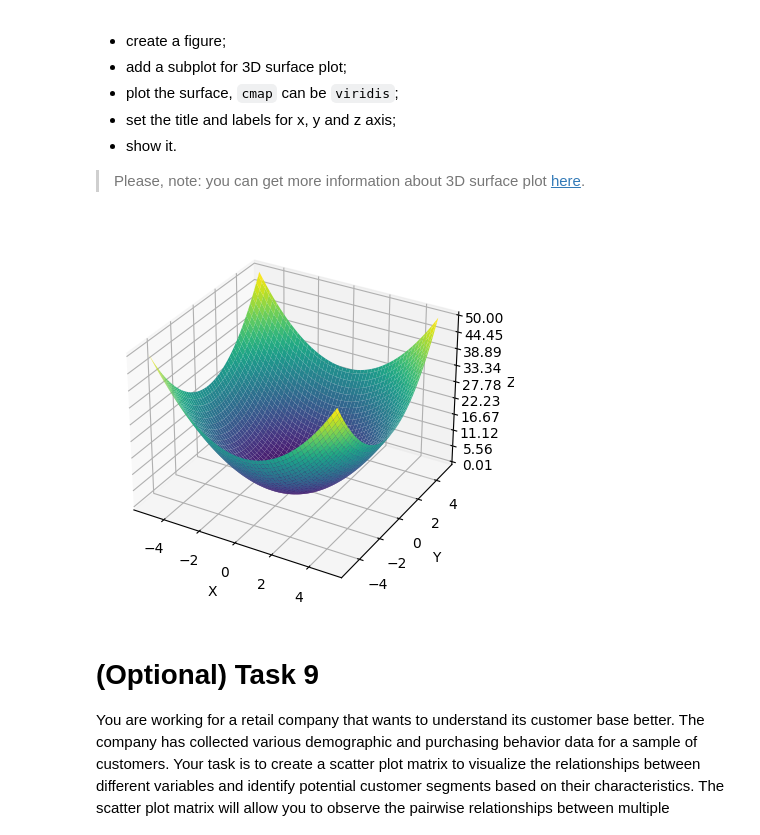
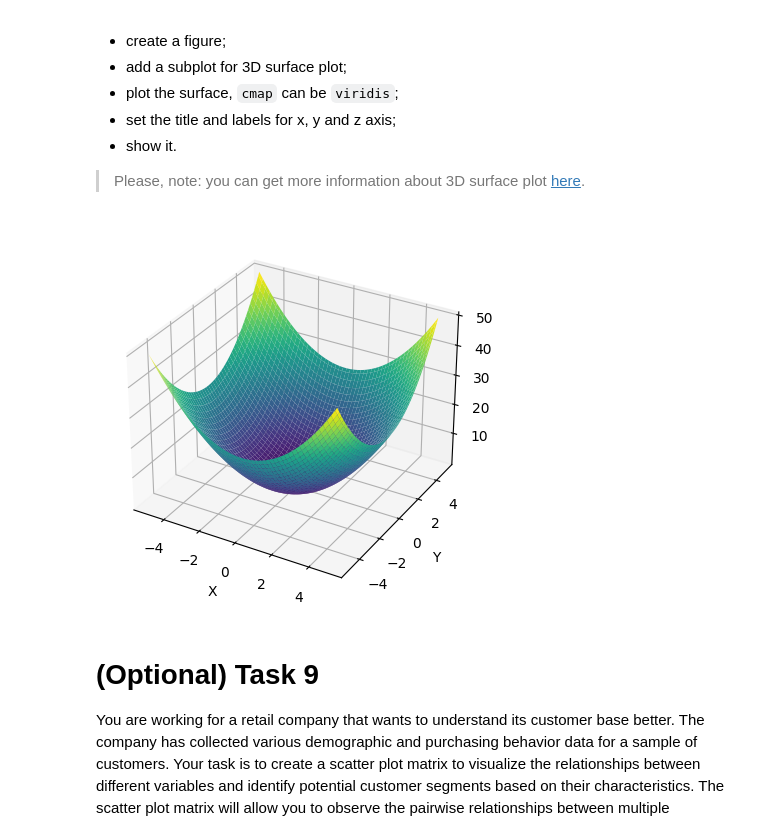
Before and after one commit to mate-academy/py-matplotlib, a Jupyter notebook: app/matplotlib.ipynb, the cells around one changed output. Saved outputs shown, nothing was run; the diff lists cells and outputs as text; code cells hidden in the pictures.

```diff
--- a/app/matplotlib.ipynb
+++ b/app/matplotlib.ipynb
@@ -201,26 +201,23 @@ You have prepared data for 3D surface plot, complete the following tasks:
 > Please, note: you can get more information about 3D surface plot [here](https://matplotlib.org/stable/gallery/mplot3d/surface3d.html).
 # %%
 from matplotlib import cm
-from matplotlib.ticker import LinearLocator
 
 x = np.linspace(-5, 5, 100)
 y = np.linspace(-5, 5, 100)
 X, Y = np.meshgrid(x, y)
 Z = X**2 + Y**2
 
 # write your code here
 fig8, ax = plt.subplots(subplot_kw={"projection": "3d"})
 
 surf = ax.plot_surface(X, Y, Z, cmap=cm.viridis)
 ax.set_xlabel("X")
 ax.set_ylabel("Y")
 ax.set_zlabel("Z")
 
-ax.zaxis.set_major_locator(LinearLocator(10))
-
 plt.show()
 # %% [output]
-[figure, old version]
+[figure, new version]
 # %% [markdown]
 # (Optional) Task 9
 
```
